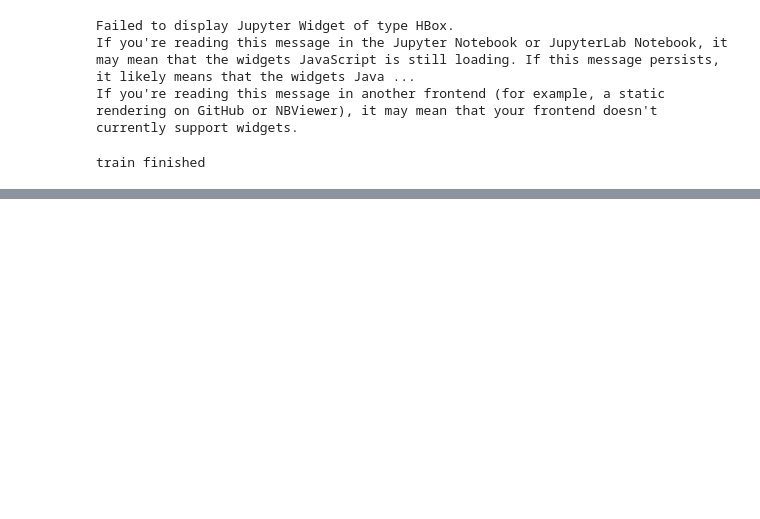
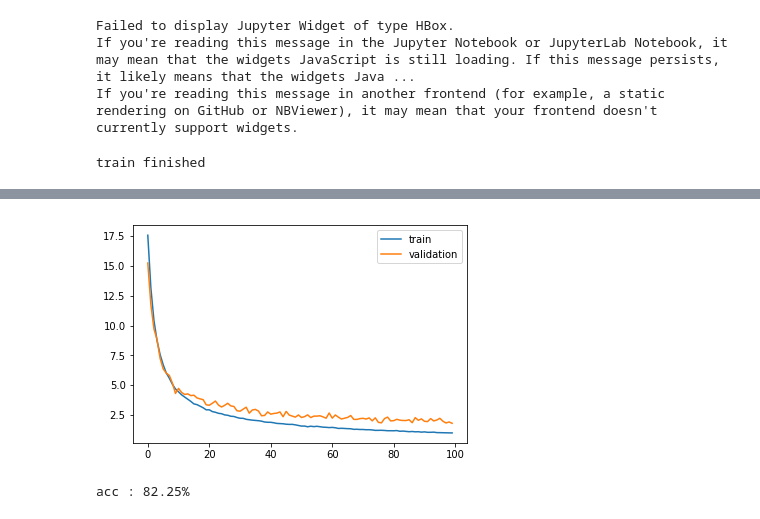
Before and after one commit to ssaru/TIL, a Jupyter notebook: Artificial_Intelligence/Deep_Learning/CS20_TF/20190130_frozen_graph.ipynb, the cells around one changed output, grey strips where cells are left out. Drawn from its saved outputs; the diff is of its cells as text; code cells hidden in the pictures; blank space fills up the shorter version.

```diff
--- a/Artificial_Intelligence/Deep_Learning/CS20_TF/20190130_frozen_graph.ipynb
+++ b/Artificial_Intelligence/Deep_Learning/CS20_TF/20190130_frozen_graph.ipynb
@@ -254,0 +732,12 @@ acc : 82.65%
+# %%
+(x_train, y_train), (x_test , y_test) = tf.keras.datasets.mnist.load_data()
+x_train = (x_train/255).astype(np.float32).reshape(-1, 784)
+x_test = (x_test/255).astype(np.float32).reshape(-1, 784)
+
+val_range = int(len(x_test) * 0.8)
+
+x_val = x_test[:val_range, :]
+y_val = y_test[:val_range]
+
+x_test = x_test[val_range:, :]
+y_test = y_test[val_range:]
@@ -254,0 +905,12 @@ acc : 82.65%
+# %%
+plt.plot(train_loss_hist, label="train")
+plt.plot(val_loss_hist, label="validation")
+plt.legend()
+plt.show()
+# %% [output]
+[figure, added]
+# %%
+yhat = np.argmax(sess.run(score, feed_dict={x:x_test}), axis = 1)
+print("acc : {:.2%}".format(np.mean(yhat == y_test)))
+# %% [output]
+acc : 82.25%
```
Also changed, not shown: parts of 60 cells of this notebook.
